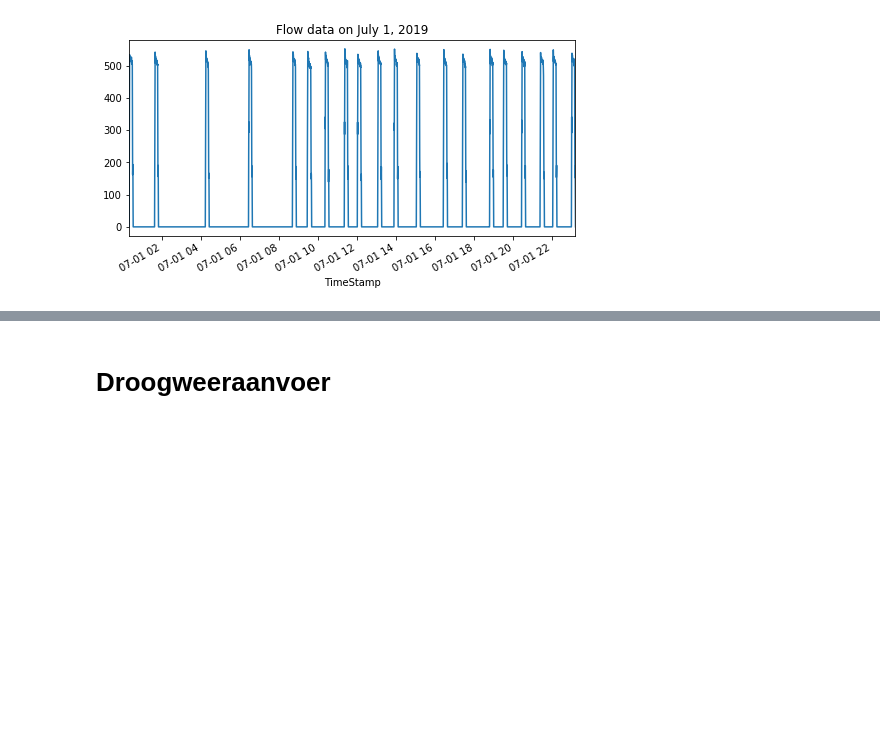
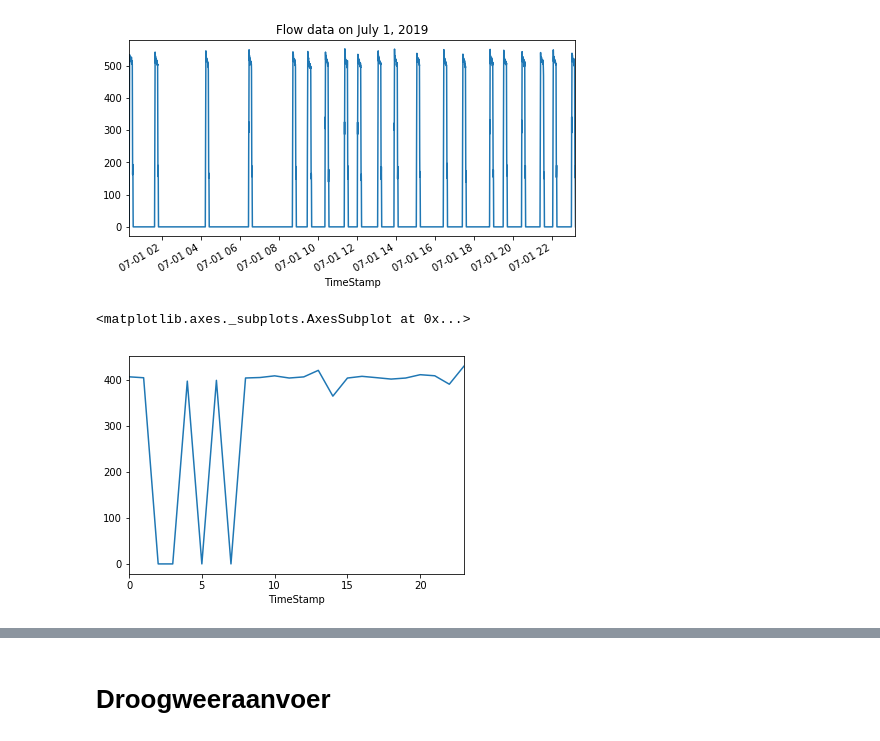
Before and after one commit to JalkapalloX/JBG060-Data-Challenge-3, a Jupyter notebook: Utility/Q&A 1.ipynb, the cells around one changed output, grey strips where cells are left out. Saved outputs shown, nothing was run; the diff lists cells and outputs as text; code cells hidden in the pictures; blank space fills up the shorter version.

```diff
--- a/Utility/Q&A 1.ipynb
+++ b/Utility/Q&A 1.ipynb
@@ -132,3 +111,9 @@ flow_data['7-1-2019']['Value'].plot()
 # %% [output]
 <matplotlib.axes._subplots.AxesSubplot at 0x...>
 [figure]
+# %%
+
+flow_data['7-1-2019'].groupby(flow_data['7-1-2019'].index.hour).mean()['Value'].plot()
+# %% [output]
+<matplotlib.axes._subplots.AxesSubplot at 0x...>
+[figure, added]
```
Also changed, not shown: parts of 5 cells of this notebook.
